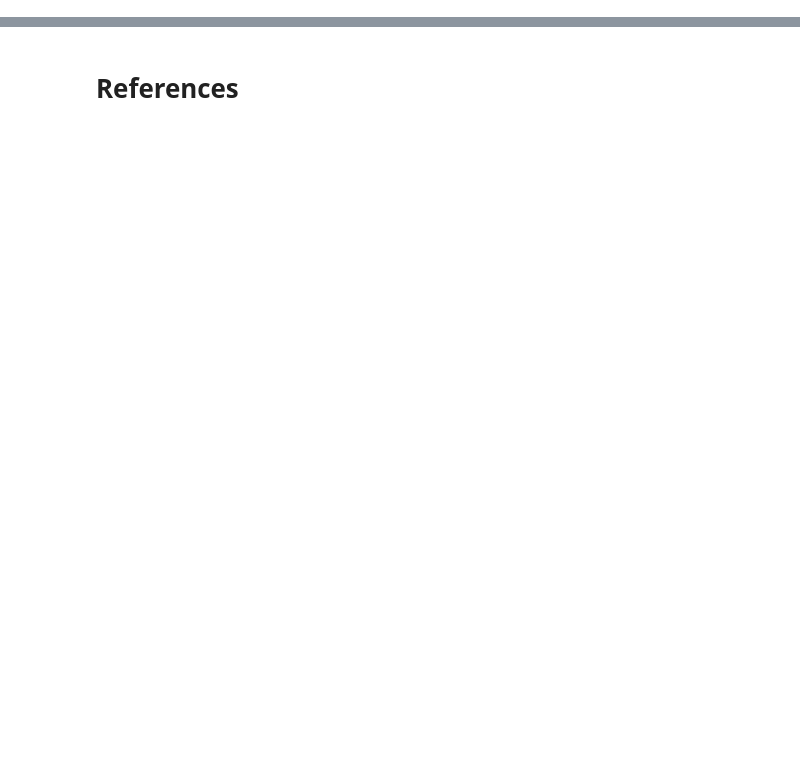
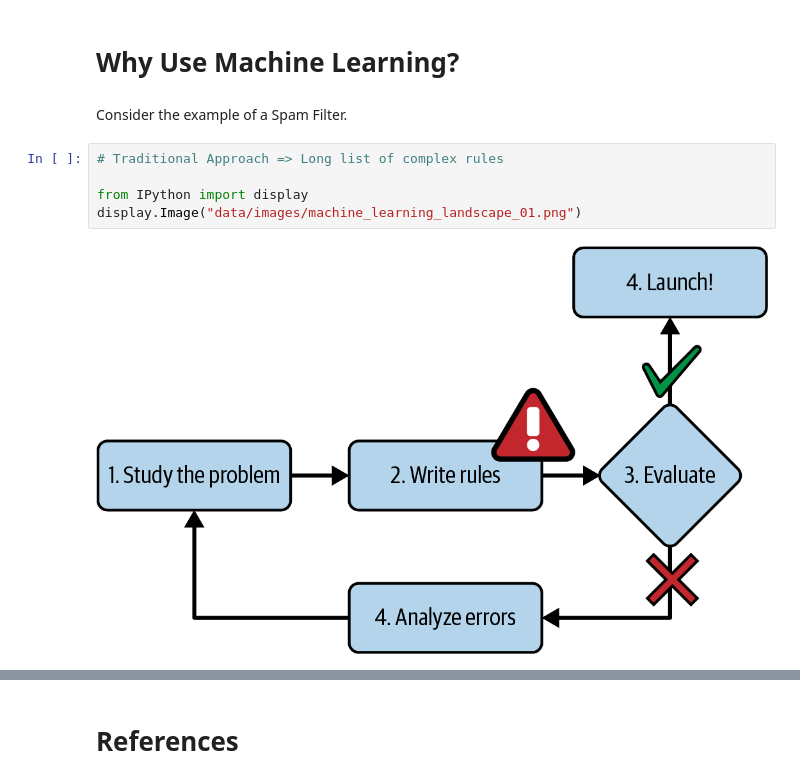
Before and after one commit to ancilcleetus/My-Learning-Journey-in-AI, a Jupyter notebook: Fundamentals-of-Machine-Learning/machine_learning_landscape.ipynb, the cells around one changed output, grey strips where cells are left out. Drawn from its saved outputs; the diff is of its cells as text; blank space fills up the shorter version.

Commit message:
Added What is Machine Learning? and Why Use Machine Learning? under machine_learning_landscape.ipynb

```diff
--- a/Fundamentals-of-Machine-Learning/machine_learning_landscape.ipynb
+++ b/Fundamentals-of-Machine-Learning/machine_learning_landscape.ipynb
@@ -25,0 +21,11 @@
+# %% [markdown]
+# Why Use Machine Learning?
+# %% [markdown]
+Consider the example of a Spam Filter.
+# %%
+# Traditional Approach => Long list of complex rules
+
+from IPython import display
+display.Image("data/images/machine_learning_landscape_01.png")
+# %% [output]
+[figure, added]
```
Also changed, not shown: parts of 13 cells of this notebook, 4 other files.
